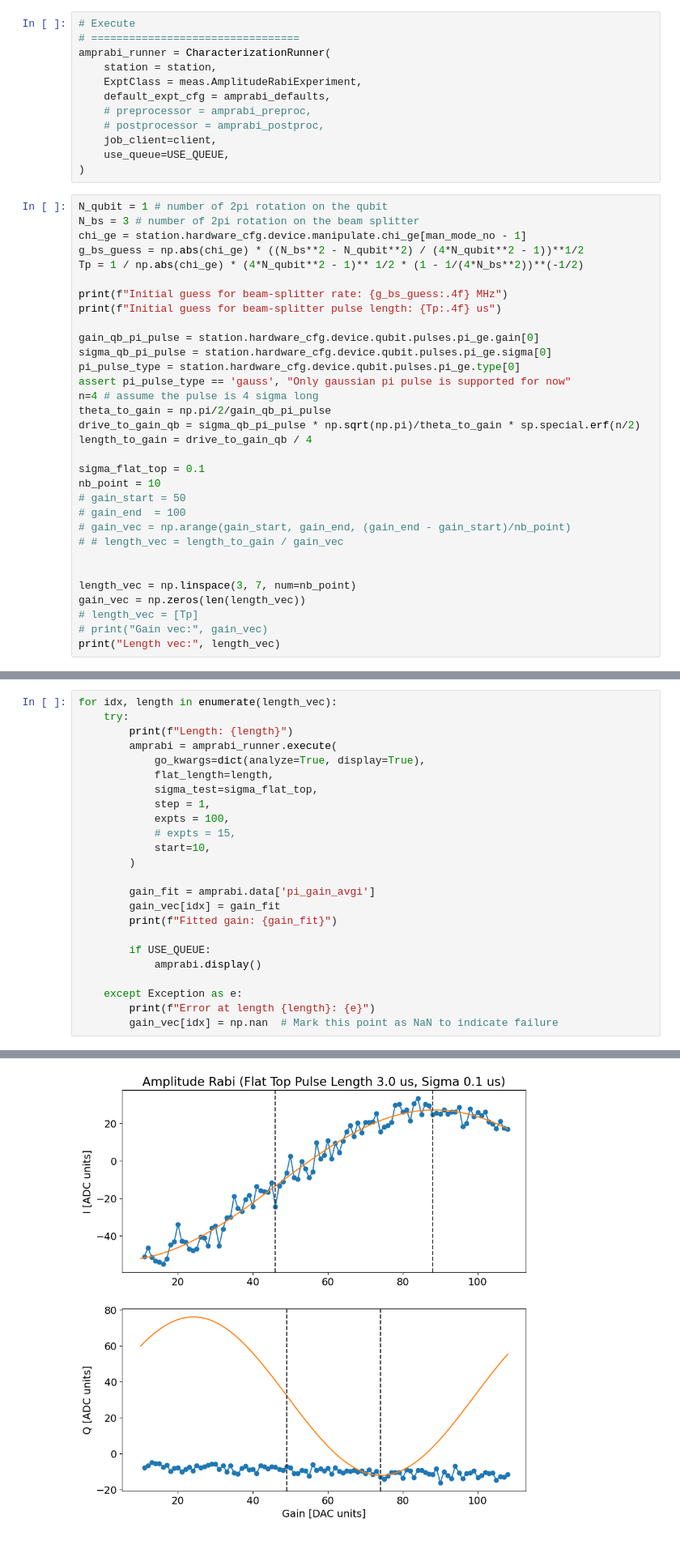
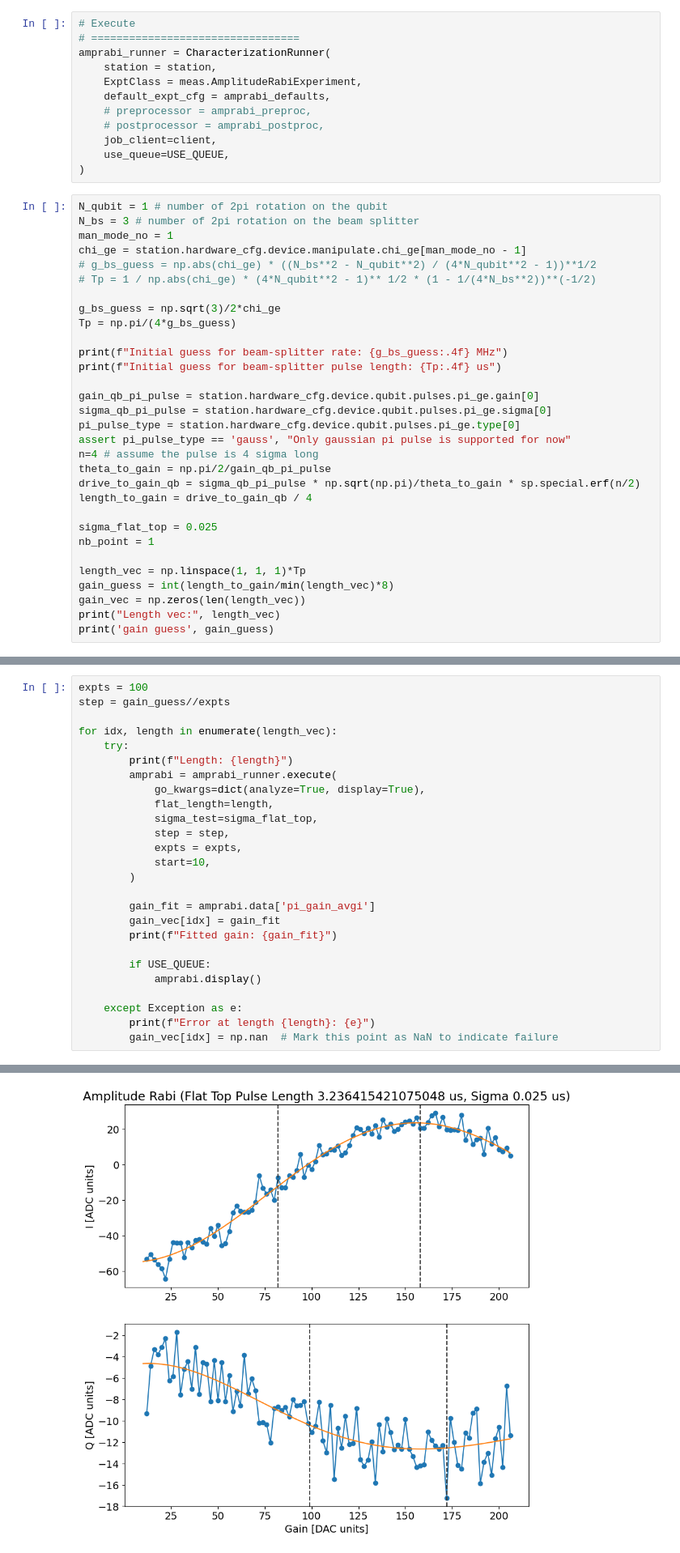
Before and after one commit to SchusterLab/multimode_expts, a Jupyter notebook: measurement_notebooks/QEC/Dual_Rail.ipynb, the cells around one changed output, grey strips where cells are left out. Shown at 81% size. Cells and saved outputs as stored; diff of their text form.

```diff
--- a/measurement_notebooks/QEC/Dual_Rail.ipynb
+++ b/measurement_notebooks/QEC/Dual_Rail.ipynb
@@ -564,9 +564,13 @@ amprabi_runner = CharacterizationRunner(
 # %%
 N_qubit = 1 # number of 2pi rotation on the qubit
 N_bs = 3 # number of 2pi rotation on the beam splitter
+man_mode_no = 1
 chi_ge = station.hardware_cfg.device.manipulate.chi_ge[man_mode_no - 1]
-g_bs_guess = np.abs(chi_ge) * ((N_bs**2 - N_qubit**2) / (4*N_qubit**2 - 1))**1/2
-Tp = 1 / np.abs(chi_ge) * (4*N_qubit**2 - 1)** 1/2 * (1 - 1/(4*N_bs**2))**(-1/2)
+# g_bs_guess = np.abs(chi_ge) * ((N_bs**2 - N_qubit**2) / (4*N_qubit**2 - 1))**1/2
+# Tp = 1 / np.abs(chi_ge) * (4*N_qubit**2 - 1)** 1/2 * (1 - 1/(4*N_bs**2))**(-1/2)
+
+g_bs_guess = np.sqrt(3)/2*chi_ge
+Tp = np.pi/(4*g_bs_guess)
 
 print(f"Initial guess for beam-splitter rate: {g_bs_guess:.4f} MHz")
 print(f"Initial guess for beam-splitter pulse length: {Tp:.4f} us")
@@ -580,17 +584,12 @@ theta_to_gain = np.pi/2/gain_qb_pi_pulse
 drive_to_gain_qb = sigma_qb_pi_pulse * np.sqrt(np.pi)/theta_to_gain * sp.special.erf(n/2)
 length_to_gain = drive_to_gain_qb / 4
 
-sigma_flat_top = 0.1
-nb_point = 10
-# gain_start = 50
-# gain_end  = 100
-# gain_vec = np.arange(gain_start, gain_end, (gain_end - gain_start)/nb_point)
-# # length_vec = length_to_gain / gain_vec
+sigma_flat_top = 0.025
+nb_point = 1
 
-
-length_vec = np.linspace(3, 7, num=nb_point)
+length_vec = np.linspace(1, 1, 1)*Tp
+gain_guess = int(length_to_gain/min(length_vec)*8)
 gain_vec = np.zeros(len(length_vec))
-# length_vec = [Tp]
-# print("Gain vec:", gain_vec)
 print("Length vec:", length_vec)
+print('gain guess', gain_guess)
 # %% [output]
@@ -601,4 +600,7 @@ Length vec: [3.         3.44444444 3.88888889 4.33333333 4.77777778 5.22222222
 # %%
+expts = 100
+step = gain_guess//expts
+
 for idx, length in enumerate(length_vec):
     try:
         print(f"Length: {length}")
@@ -606,9 +608,8 @@ for idx, length in enumerate(length_vec):
             go_kwargs=dict(analyze=True, display=True),
             flat_length=length,
             sigma_test=sigma_flat_top,
-            step = 1,
-            expts = 100,
-            # expts = 15,
+            step = step,
+            expts = expts,
             start=10,
         )
 
@@ -643 +644 @@ Pi gain from avgq data [dac units]: 74
-[figure, old version]
+[figure, new version]
```
Also changed, not shown: parts of 15 cells of this notebook, 4 other files.
